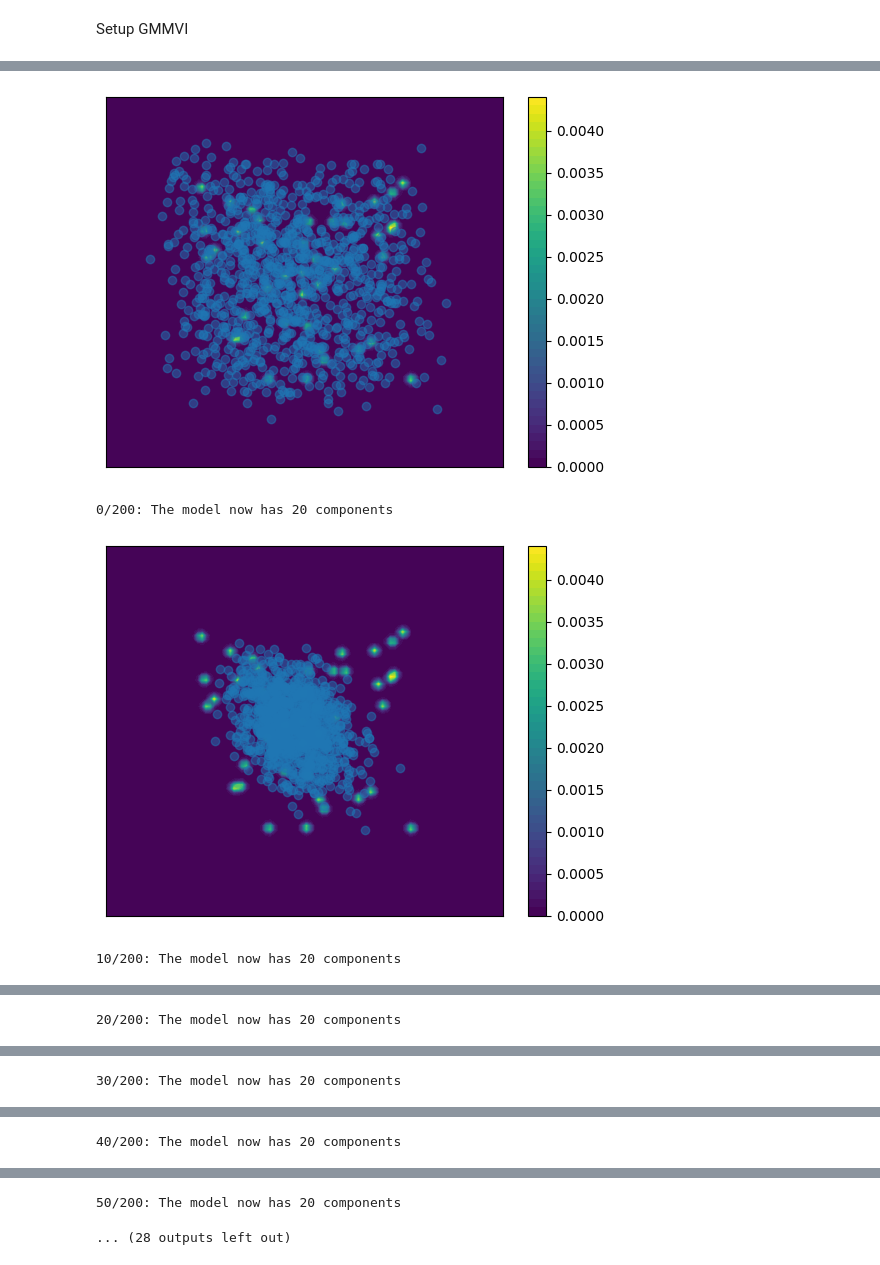
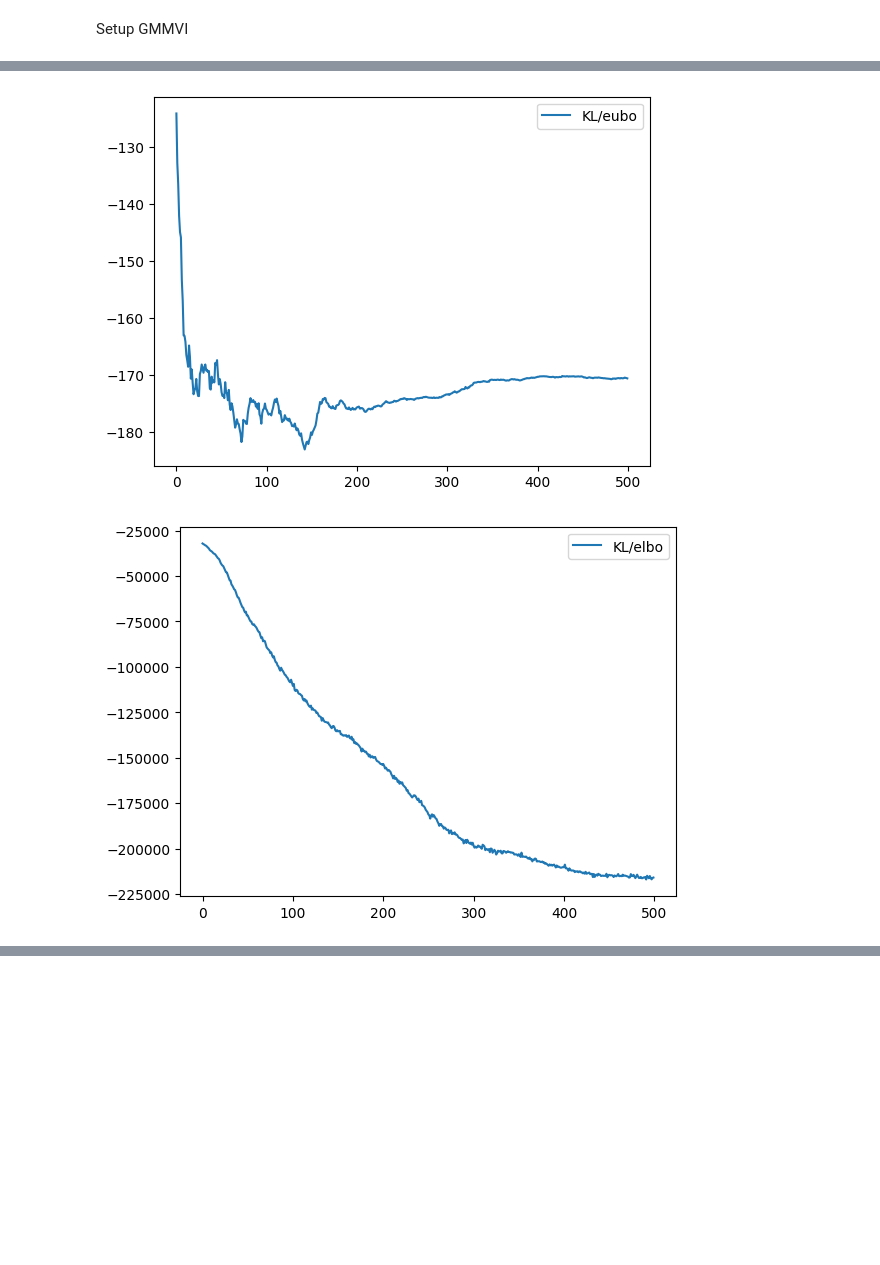
Before and after one commit to jeongsukchul/risk-sensitive-domain-randomization, a Jupyter notebook: learning/module/gmmvi/gmmvi_test.ipynb, the cells around one changed output, grey strips where cells are left out. Cells and saved outputs as stored; diff of their text form; code cells hidden in the pictures; blank space fills up the shorter version.

```diff
--- a/learning/module/gmmvi/gmmvi_test.ipynb
+++ b/learning/module/gmmvi/gmmvi_test.ipynb
@@ -23,23 +23,23 @@ Setup GMMVI
 from learning.module.gmmvi.network import create_gmm_network_and_state
 from learning.module.gmmvi.network import GMMTrainingState
 from learning.module.target_examples.student_t_mixture import StudentTMixtureModel
-dim=2
+dim=20
 
-target = StudentTMixtureModel(dim=dim, sample_bounds=[-30., 30.], num_components=40)
+# target = StudentTMixtureModel(dim=dim, sample_bounds=[-30., 30.], num_components=40)
 target = GMM40(dim=dim)
 # target = Funnel(dim=dim, sample_bounds=[-30, 30])
-# low = jnp.array([-10,-5])
+# low = jnp.ones(dim)*-10
 # low = jnp.array([-30,-30])
-low = jnp.array([-target._plot_bound, -target._plot_bound])
-# high = jnp.array([5, 5])
-high = jnp.array([target._plot_bound, target._plot_bound])
+low = jnp.ones(dim) * (-target._plot_bound)
+# high = jnp.ones(dim)* 5
+high = jnp.ones(dim) * (target._plot_bound)
 
 
 key= jax.random.PRNGKey(0)
 num_envs=1024
 batch_size=1024
 bound_info = low, high
-initial_train_state, gmm_network = create_gmm_network_and_state(dim, num_envs, batch_size, key, prior_scale=.5, bound_info=(low,high))
+initial_train_state, gmm_network = create_gmm_network_and_state(dim, num_envs, batch_size, key, prior_scale=.1, bound_info=(low,high))
 # Sampling:
 contexts, logp = gmm_network.model.sample(initial_train_state.model_state.gmm_state, key, 1000)
 plt.figure(figsize=(5, 5))
@@ -144,44 +190,66 @@ def eval_fn(samples, log_ratio, target_log_prob, fwd_log_ratio, n_eval_samples,
     return logger
 # %%
-iterations = 200
+iterations = 5000
 seed = 23
 eval_freq = 10
-n_eval_samples= 1000
+n_eval_samples= 10000
 target_samples = target.sample(jax.random.PRNGKey(0), (n_eval_samples,))
 # target_log_prob = jax.jit(lambda x : target.log_prob(x))
 rng =jax.random.PRNGKey(seed)
 key, rng = jax.random.split(rng)
 timer = 0
 state = initial_train_state
+
 def _train(carry, _):
     state, key = carry
     key, subkey = jax.random.split(key)
     state = train_iter(state, subkey, target.log_prob)
     return (state, key), _
 def jitted_train(state, key):
     (state, _), _ = jax.lax.scan(_train, (state, key), (), length=eval_freq)
     return state
 # jax.config.update("jax_disable_jit", True)
 assert iterations % eval_freq == 0
 num_eval_calls = iterations // eval_freq
-
+for _ in range(batch_size//num_envs):
+    key, subkey = jax.random.split(key)
+    state = gather_samples(state, subkey, target.log_prob)
 global_step = 0
 for _ in range(num_eval_calls):
     iter_time = time()
     key, subkey = jax.random.split(key)
 
     state = train_iter(state, subkey, target.log_prob)
     # (state, _), _ = jax.lax.scan(_train, (state, subkey), (), length=eval_freq)
     # step+=1
     timer += time() - iter_time
     key, subkey = jax.random.split(key)
     logger = eval_fn(*eval(subkey, state, target.log_prob, n_eval_samples, target_samples))
     # logger['stats/num_samples'] = [state.sample_db_state.num_samples_written]
     # logger['stats/num_components'] = [state.model_state.gmm_state.num_components]
-    print(f"{_*eval_freq}/{iterations}: "
-            f"The model now has {state.model_state.gmm_state.num_components} components ")
+
+    # print(f"{_*eval_freq}/{iterations}: "
+    #         f"The model now has {state.model_state.gmm_state.num_components} components ")
+    logger['num_components'].append(int(state.model_state.gmm_state.num_components))
+plt.plot(logger['KL/eubo'], label='KL/eubo')
+plt.legend()
+plt.show()
+plt.close()
+plt.plot(logger['KL/elbo'], label='KL/elbo')
+plt.legend()
+plt.show()
+plt.close()
+plt.plot(logger['num_components'], label='num_components')
+plt.legend()
+plt.show()
+plt.close()
+del logger['KL/eubo']
+del logger['KL/elbo']
+del logger['num_components']
+for k, v in logger.items():
+    plt.plot(v, label=k)
+plt.legend()
+plt.show()
 # %% [output]
-[figure, old version]
+[figure, new version]
-0/200: The model now has 20 components
-[figure, old version]
+[figure, new version]
-10/200: The model now has 20 components
@@ -189 +256,0 @@ for _ in range(num_eval_calls):
-20/200: The model now has 20 components
@@ -191 +257,0 @@ for _ in range(num_eval_calls):
-30/200: The model now has 20 components
@@ -193 +257,0 @@ for _ in range(num_eval_calls):
-40/200: The model now has 20 components
@@ -195,2 +257,0 @@ for _ in range(num_eval_calls):
-50/200: The model now has 20 components
-... (28 outputs left out)
```
Also changed, not shown: parts of 4 cells of this notebook, 12 other files.
